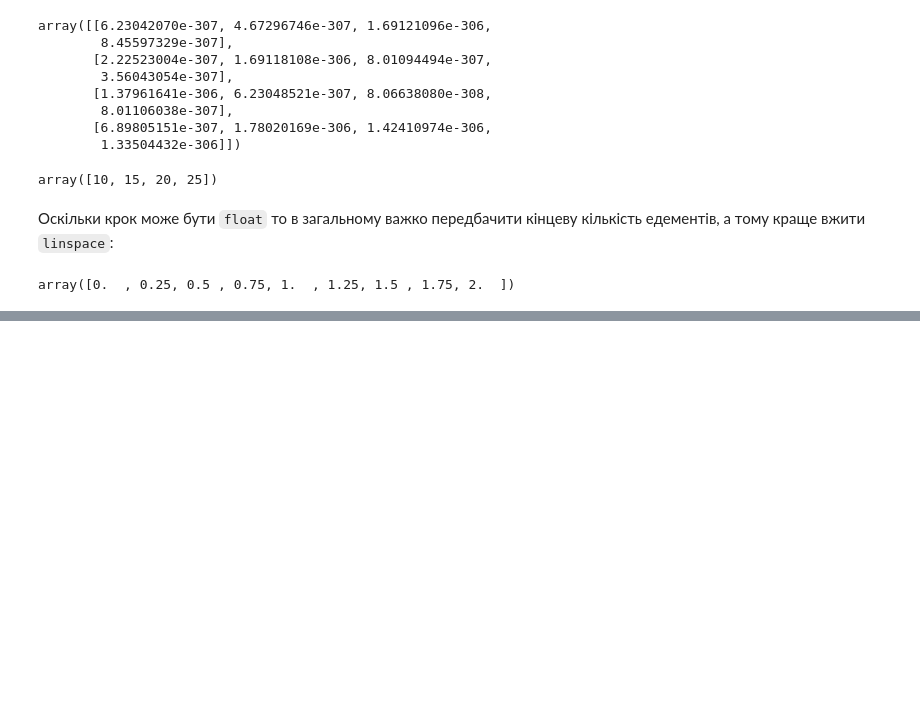
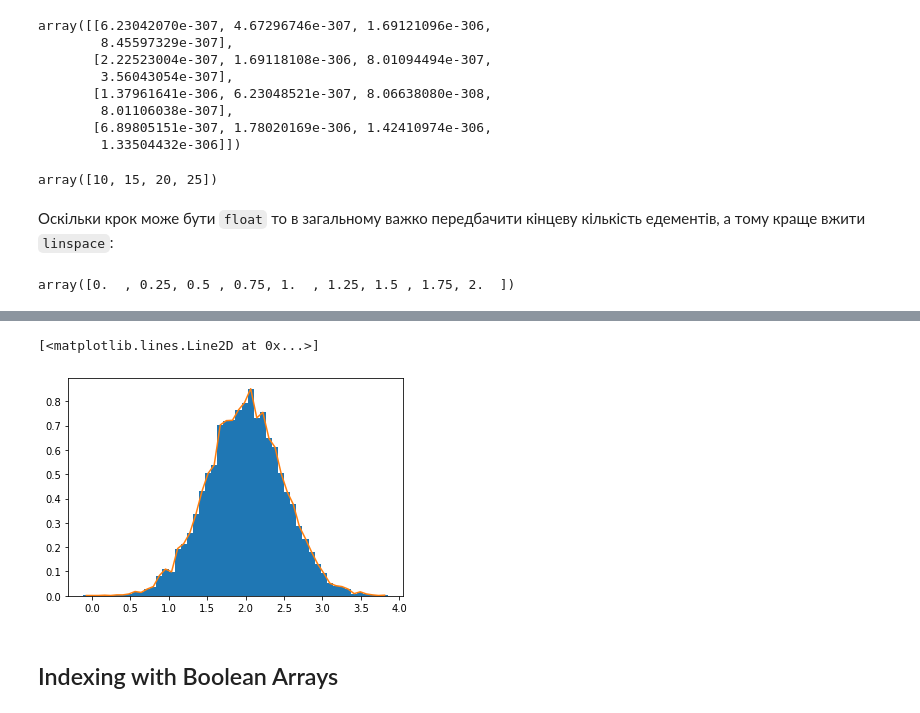
Before and after one commit to ofcrashbash/trainings, a Jupyter notebook: PythonPR/PythonScientificLibraries.ipynb, the cells around one changed output, grey strips where cells are left out. Saved outputs shown, nothing was run; the diff lists cells and outputs as text; code cells hidden in the pictures; blank space fills up the shorter version.

```diff
--- a/PythonPR/PythonScientificLibraries.ipynb
+++ b/PythonPR/PythonScientificLibraries.ipynb
@@ -86,0 +566,3 @@ array([0.  , 0.25, 0.5 , 0.75, 1.  , 1.25, 1.5 , 1.75, 2.  ])
+# %%
+mu, sigma = 2, 0.5
+v = np.random.normal(mu, sigma, 10000)
@@ -86,0 +574,2 @@ array([0.  , 0.25, 0.5 , 0.75, 1.  , 1.25, 1.5 , 1.75, 2.  ])
+# %%
+(n, bins) = np.histogram(v, bins = 50, density = True)
@@ -86,0 +603,8 @@ array([0.  , 0.25, 0.5 , 0.75, 1.  , 1.25, 1.5 , 1.75, 2.  ])
+# %%
+plt.hist(v, bins = 50, density=1)
+plt.plot((bins[1:] + bins[:-1])/2, n)
+# %% [output]
+[<matplotlib.lines.Line2D at 0x...>]
+[figure, added]
+# %% [markdown]
+## Indexing with Boolean Arrays
```
Also changed, not shown: parts of 124 cells of this notebook, 3 other files.
